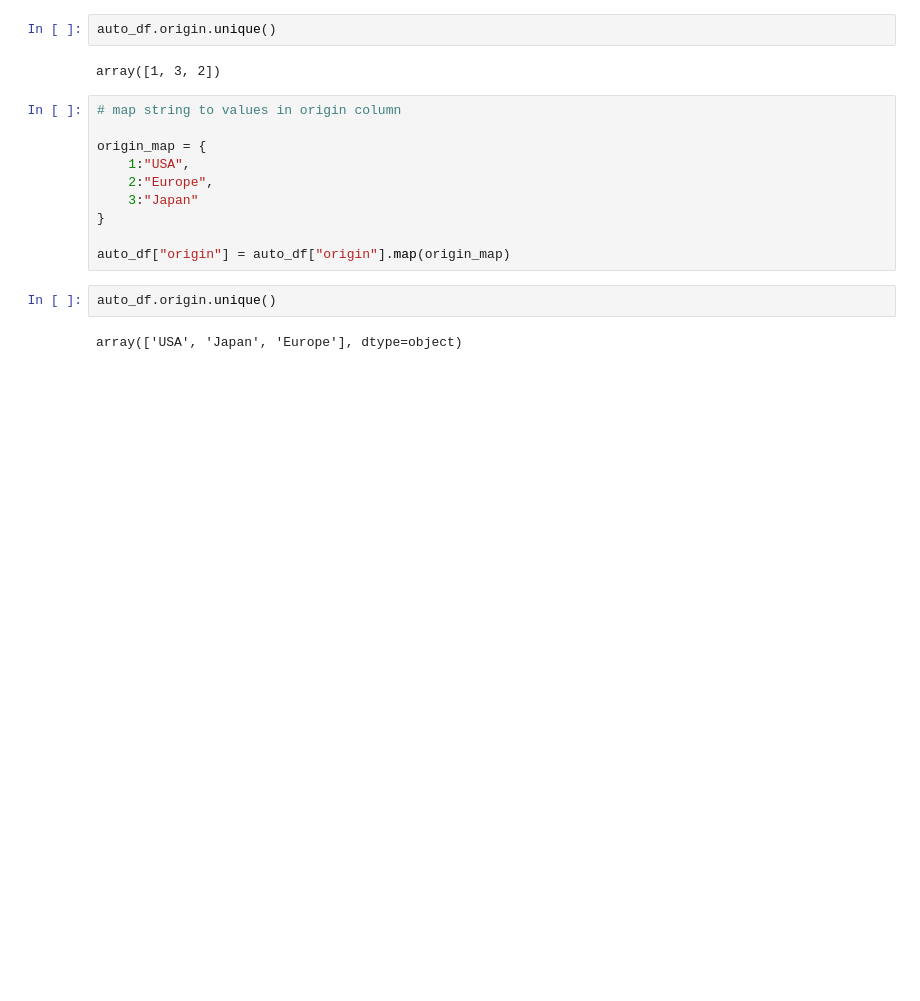
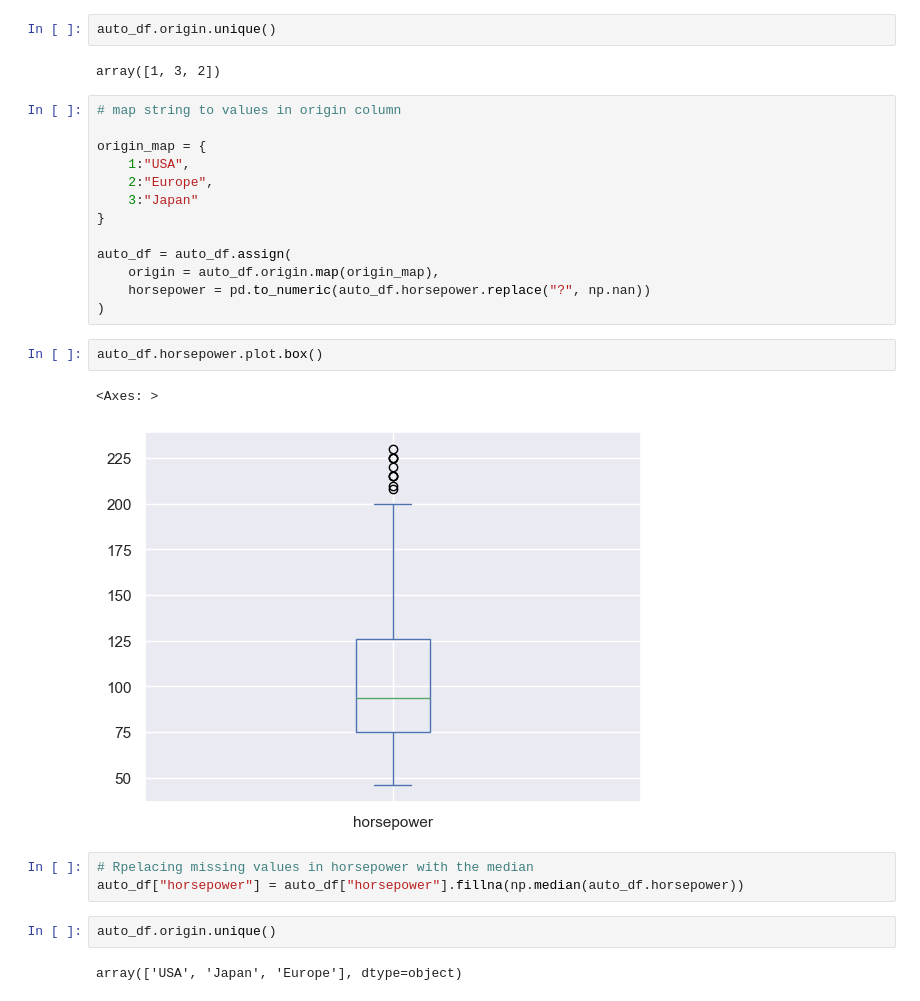
Before and after one commit to GeorgeScriptt/Vehicle-Fuel-Efficiency-Prediction, a Jupyter notebook: Vehicle-Fuel-Efficiency-Analysis-and-Modelling.ipynb, the cells around one changed output. Drawn from its saved outputs; the diff is of its cells as text; blank space fills up the shorter version.

```diff
--- a/Vehicle-Fuel-Efficiency-Analysis-and-Modelling.ipynb
+++ b/Vehicle-Fuel-Efficiency-Analysis-and-Modelling.ipynb
@@ -132,7 +140,18 @@ origin_map = {
     3:"Japan"
 }
 
-auto_df["origin"] = auto_df["origin"].map(origin_map)
+auto_df = auto_df.assign(
+    origin = auto_df.origin.map(origin_map),
+    horsepower = pd.to_numeric(auto_df.horsepower.replace("?", np.nan))
+)
+# %%
+auto_df.horsepower.plot.box()
+# %% [output]
+<Axes: >
+[figure, added]
+# %%
+# Rpelacing missing values in horsepower with the median
+auto_df["horsepower"] = auto_df["horsepower"].fillna(np.median(auto_df.horsepower))
 # %%
 auto_df.origin.unique()
 # %% [output]
```
Also changed, not shown: parts of 8 cells of this notebook.
